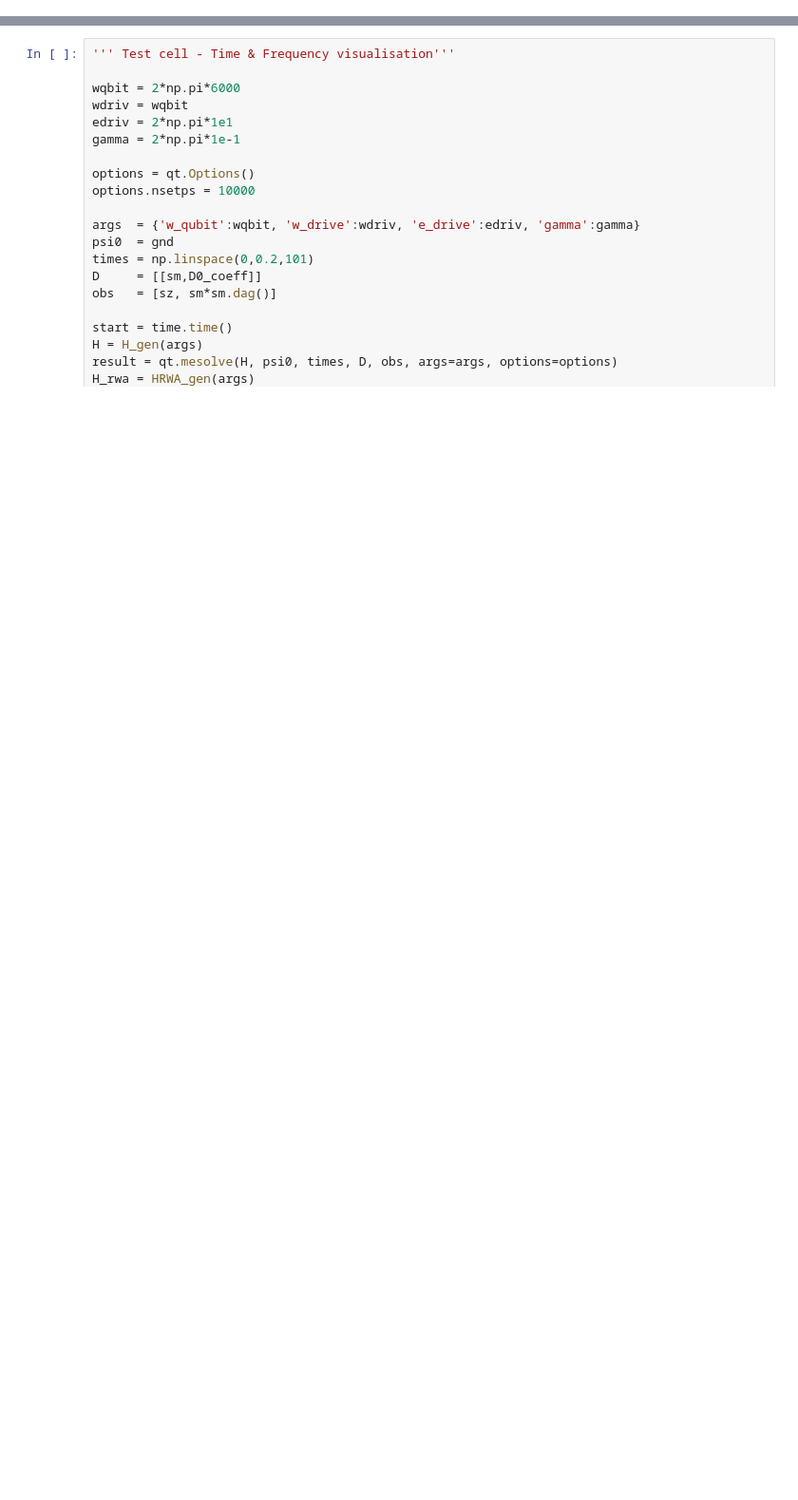
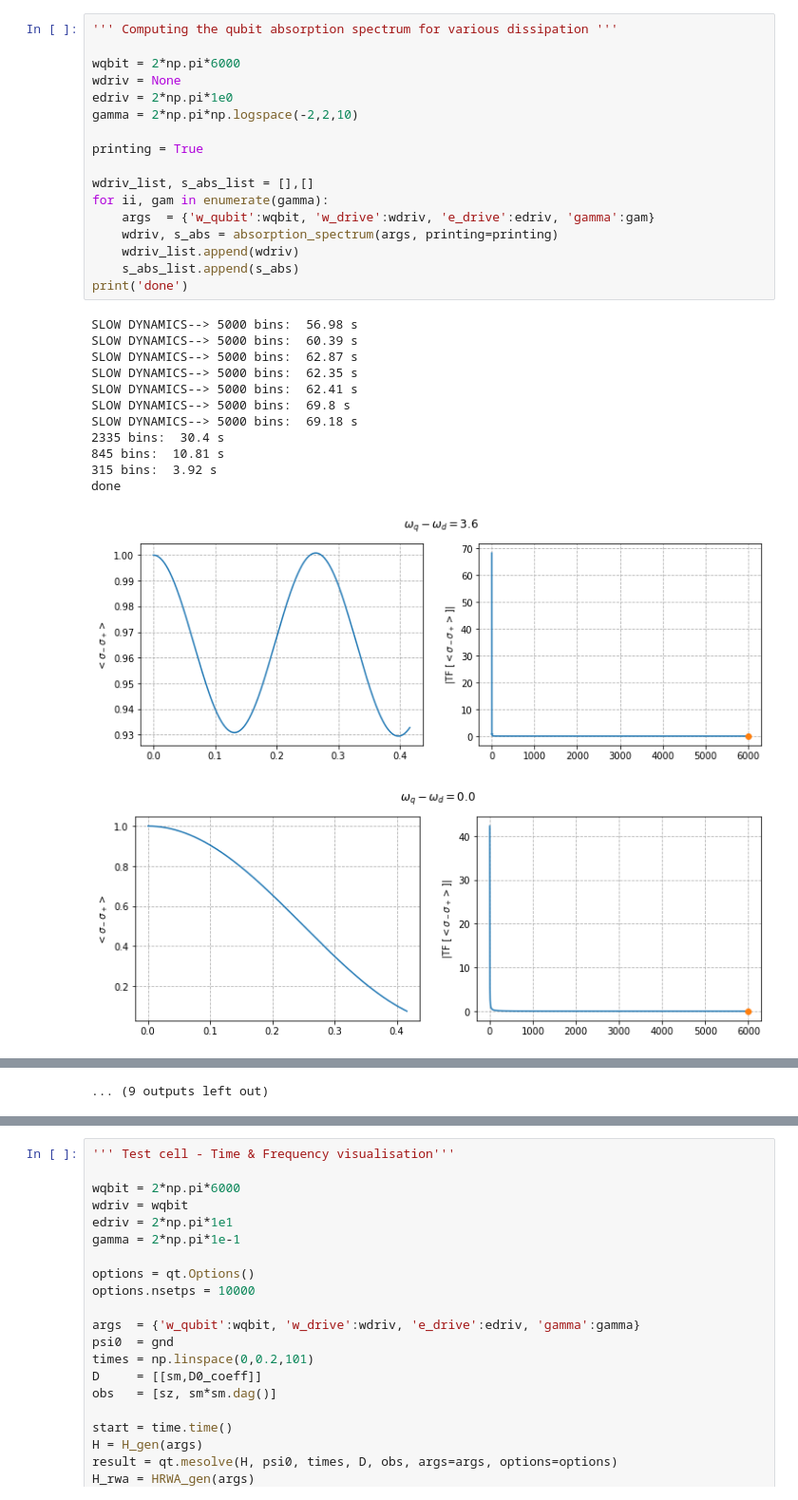
Before and after one commit to MVillius/star3gate, a Jupyter notebook: Qubit_Drive.ipynb, the cells around one changed output, grey strips where cells are left out. Shown at 95% size. Cells and saved outputs as stored; diff of their text form; blank space fills up the shorter version.

```diff
--- a/Qubit_Drive.ipynb
+++ b/Qubit_Drive.ipynb
@@ -120,2 +126,33 @@ def absorption_spectrum(args, N=11, sp=3, printing=False):
 
     return wdriv, s_abs/np.max(s_abs)
+# %%
+''' Computing the qubit absorption spectrum for various dissipation '''
+
+wqbit = 2*np.pi*6000
+wdriv = None
+edriv = 2*np.pi*1e0
+gamma = 2*np.pi*np.logspace(-2,2,10)
+
+printing = True
+
+wdriv_list, s_abs_list = [],[]
+for ii, gam in enumerate(gamma):
+    args  = {'w_qubit':wqbit, 'w_drive':wdriv, 'e_drive':edriv, 'gamma':gam}
+    wdriv, s_abs = absorption_spectrum(args, printing=printing)
+    wdriv_list.append(wdriv)
+    s_abs_list.append(s_abs)
+print('done')
+# %% [output]
+SLOW DYNAMICS--> 5000 bins:  56.98 s
+SLOW DYNAMICS--> 5000 bins:  60.39 s
+SLOW DYNAMICS--> 5000 bins:  62.87 s
+SLOW DYNAMICS--> 5000 bins:  62.35 s
+SLOW DYNAMICS--> 5000 bins:  62.41 s
+SLOW DYNAMICS--> 5000 bins:  69.8 s
+SLOW DYNAMICS--> 5000 bins:  69.18 s
+2335 bins:  30.4 s
+845 bins:  10.81 s
+315 bins:  3.92 s
+done
+[figure, added]
+[figure, added]
@@ -122 +168,2 @@ def absorption_spectrum(args, N=11, sp=3, printing=False):
+... (9 outputs left out)
 # %%
```
Also changed, not shown: parts of 7 cells of this notebook.
